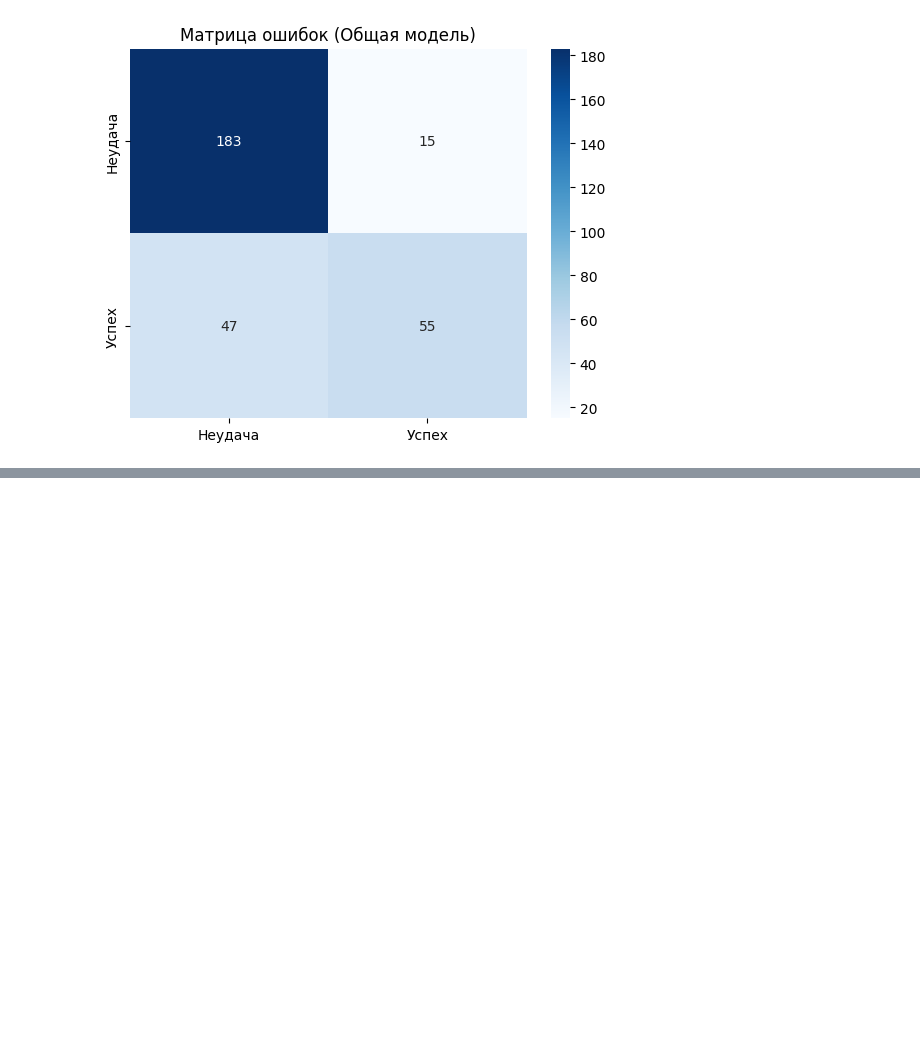
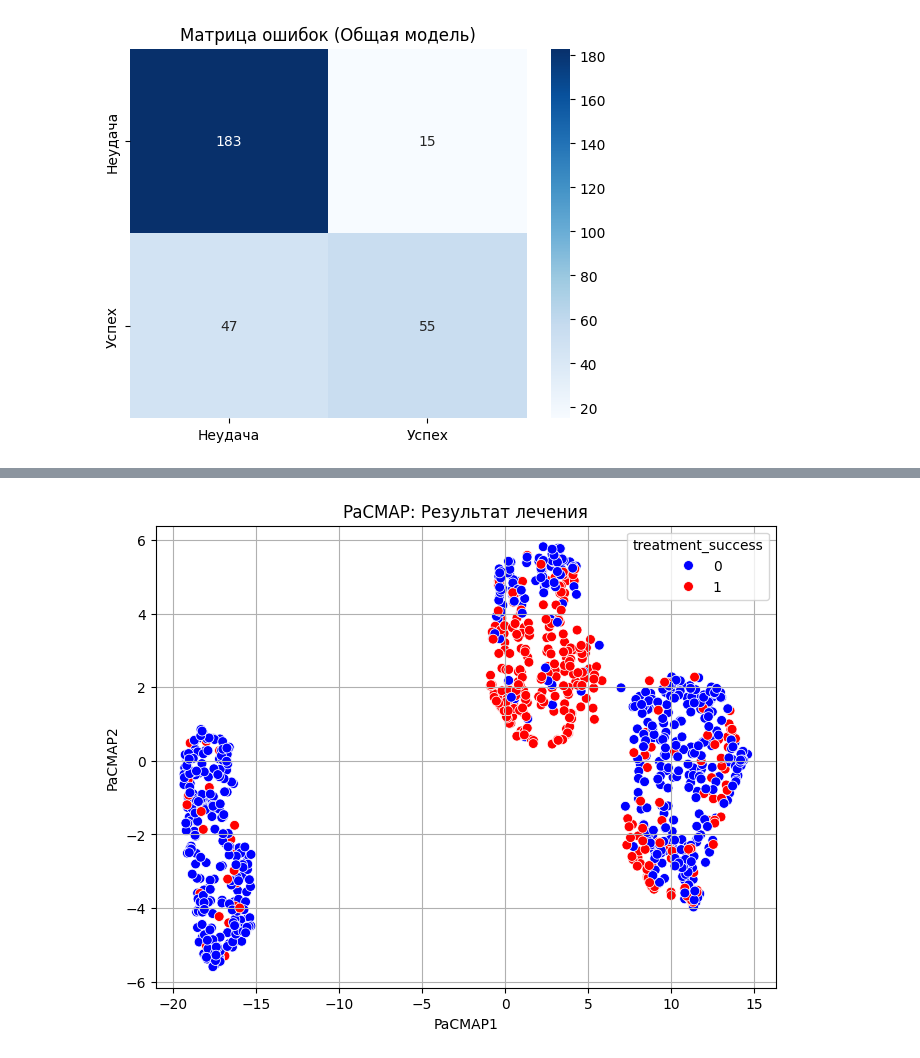
Before and after one commit to SenoritaLiza/depression-treatment-efficiency, a Jupyter notebook: Прогноз_эффективности_КПТ.ipynb, the cells around one changed output, grey strips where cells are left out. Saved outputs shown, nothing was run; the diff lists cells and outputs as text; code cells hidden in the pictures; blank space fills up the shorter version.

```diff
--- a/Прогноз_эффективности_КПТ.ipynb
+++ b/Прогноз_эффективности_КПТ.ipynb
@@ -107,0 +151,12 @@ Confusion Matrix:
+# %%
+pacmap = PaCMAP(n_components=2, n_neighbors=15, MN_ratio=0.5, FP_ratio=2.0, random_state=42)
+X_pacmap = pacmap.fit_transform(X_all_scaled)
+
+plt.figure(figsize=(8, 6))
+sns.scatterplot(x=X_pacmap[:, 0], y=X_pacmap[:, 1], hue=y, s=50, palette={0: 'blue', 1: 'red'})
+plt.title('PaCMAP: Результат лечения')
+plt.xlabel('PaCMAP1')
+plt.ylabel('PaCMAP2')
+plt.grid()
+plt.show()
+# %% [output]
@@ -107,0 +164 @@ Confusion Matrix:
+[figure, added]
```
Also changed, not shown: parts of 5 cells of this notebook.
